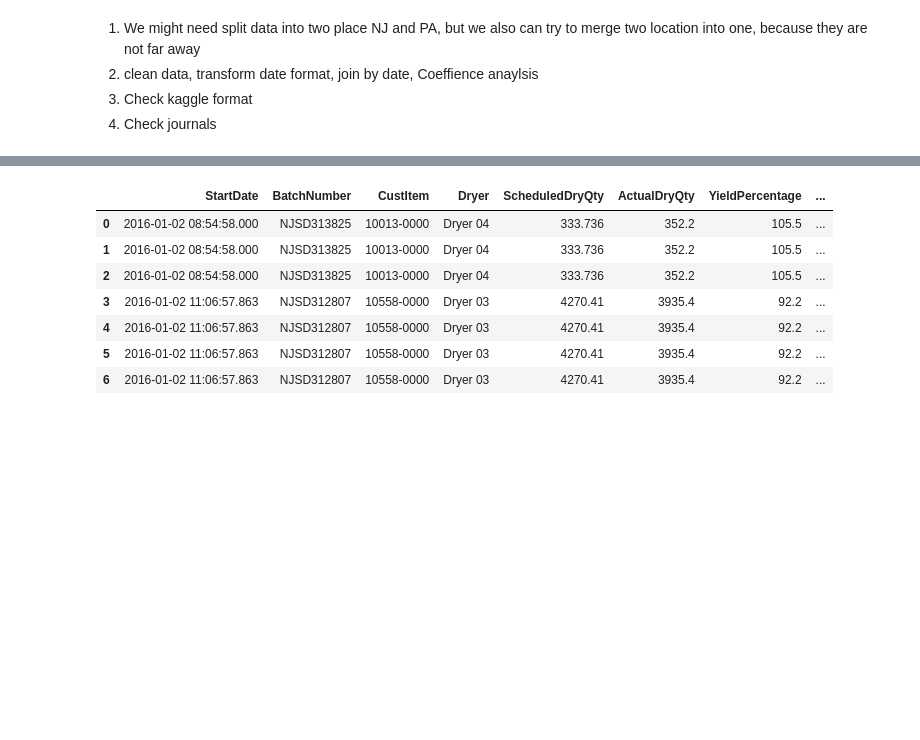
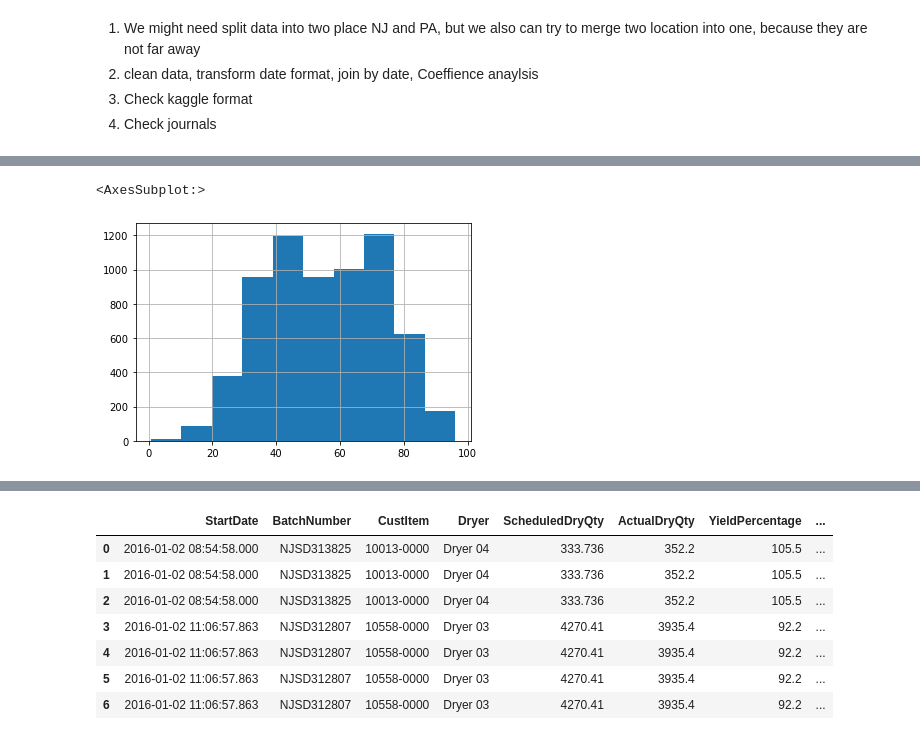
Before and after one commit to L3P3titPrince/Spray_Weather_Forecast, a Jupyter notebook: 21_Weather.ipynb, the cells around one changed output, grey strips where cells are left out. Cells and saved outputs as stored; diff of their text form; code cells hidden in the pictures; blank space fills up the shorter version.

```diff
--- a/21_Weather.ipynb
+++ b/21_Weather.ipynb
@@ -650,0 +666,5 @@ OVER
+# %%
+df_nj['temp'].hist()
+# %% [output]
+<AxesSubplot:>
+[figure, added]
```
Also changed, not shown: parts of 53 cells of this notebook.
